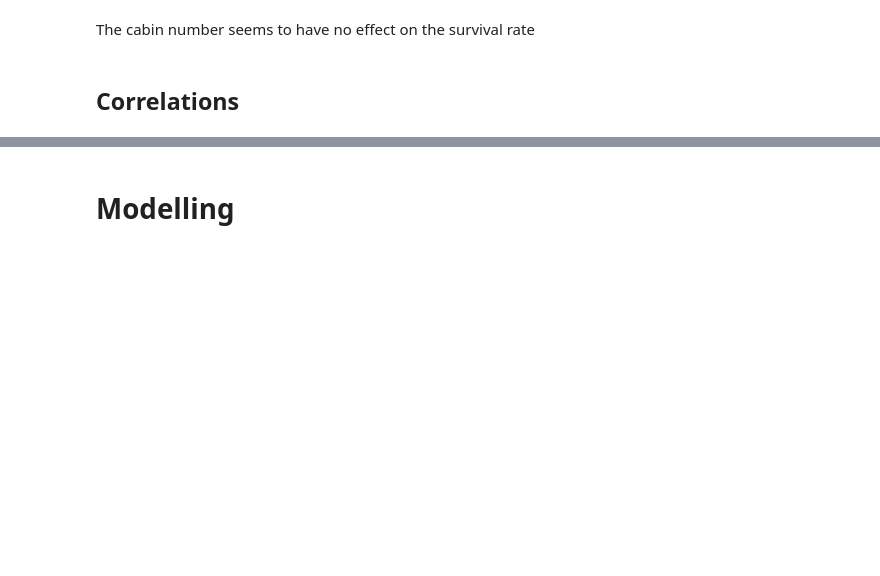
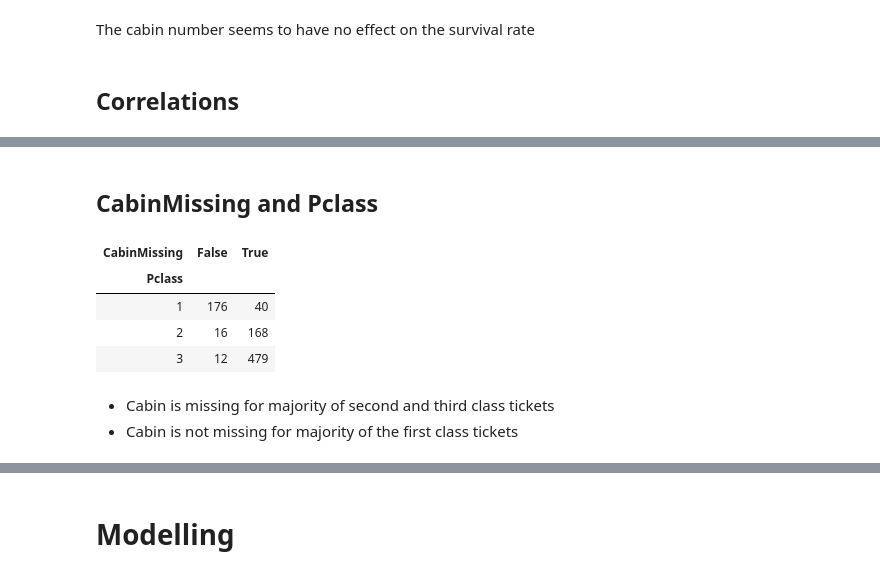
Before and after one commit to gergelyBognar/titanic, a Jupyter notebook: titanic.ipynb, the cells around one changed output, grey strips where cells are left out. Saved outputs shown, nothing was run; the diff lists cells and outputs as text; code cells hidden in the pictures; blank space fills up the shorter version.

```diff
--- a/titanic.ipynb
+++ b/titanic.ipynb
@@ -707,0 +724,13 @@ plt.show()
+# %% [markdown]
+## CabinMissing and Pclass
+# %%
+pd.crosstab(df_train["Pclass"], df_train["CabinMissing"])
+# %% [output]
+| CabinMissing | False | True |
+| Pclass |  |  |
+| 1 | 176 | 40 |
+| 2 | 16 | 168 |
+| 3 | 12 | 479 |
+# %% [markdown]
+* Cabin is missing for majority of second and third class tickets
+* Cabin is not missing for majority of the first class tickets
```
Also changed, not shown: parts of 9 cells of this notebook.
